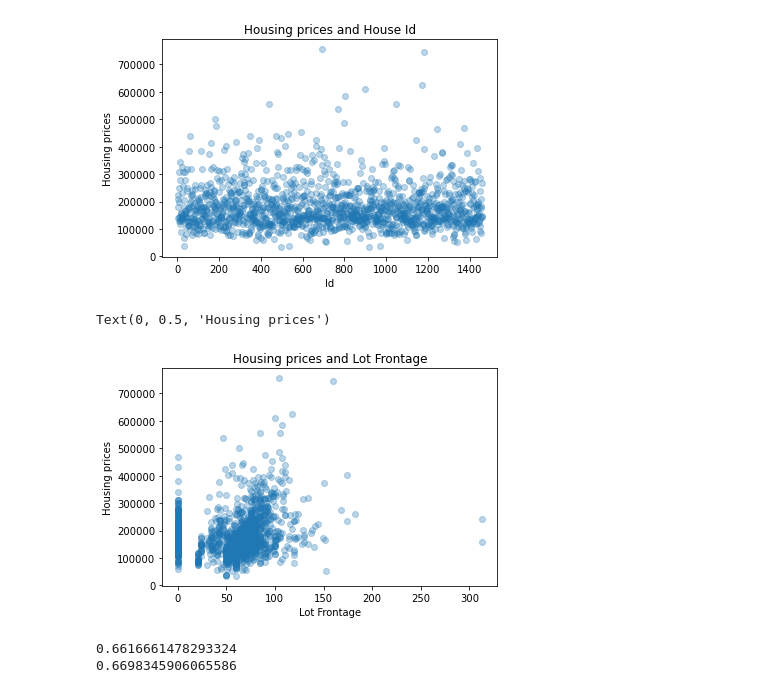
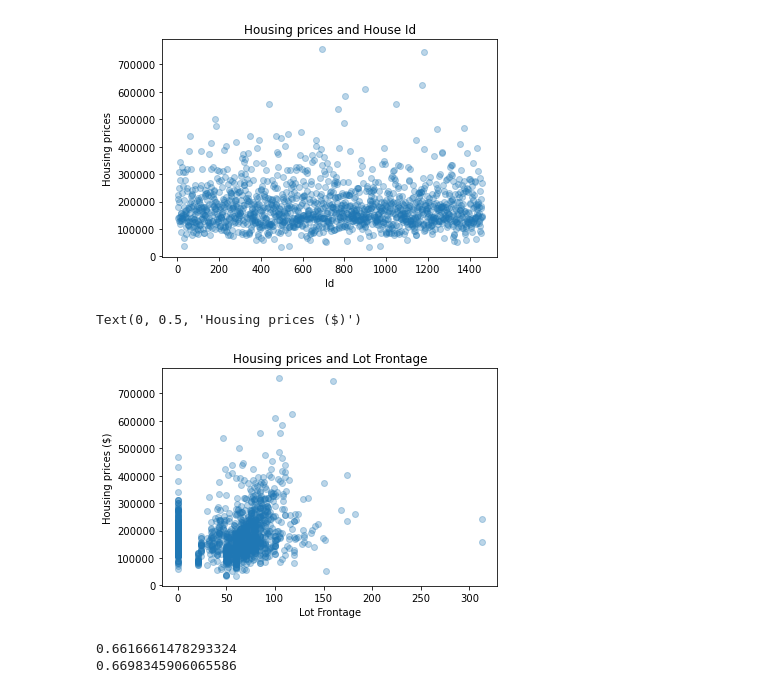
Before and after one commit to tiffanykho/Springboard, a Jupyter notebook: CapstoneTwo/notebooks/data_exploration.ipynb, the cells around one changed output. Drawn from its saved outputs; the diff is of its cells as text; code cells hidden in the pictures.

Commit message:
pushed all edits new images

```diff
--- a/CapstoneTwo/notebooks/data_exploration.ipynb
+++ b/CapstoneTwo/notebooks/data_exploration.ipynb
@@ -143,13 +143,12 @@ Text(0, 0.5, 'Housing prices')
 # %%
 #Create scatter plot for "Lot Frontage" and housing prices
 plt.scatter(df['LotFrontage'], y, alpha = 0.3)
 plt.title('Housing prices and Lot Frontage')
 plt.xlabel('Lot Frontage')
-plt.ylabel('Housing prices')
-#threshold > 10
+plt.ylabel('Housing prices ($)')
 # %% [output]
-Text(0, 0.5, 'Housing prices')
+Text(0, 0.5, 'Housing prices ($)')
-[figure, old version]
+[figure, new version]
 # %%
 X['nonzero_frontage'] = X['LotFrontage']>10
 model.fit(X[X.columns[:-1]], y)
```
Also changed, not shown: parts of 2 cells of this notebook, 8 other files.
